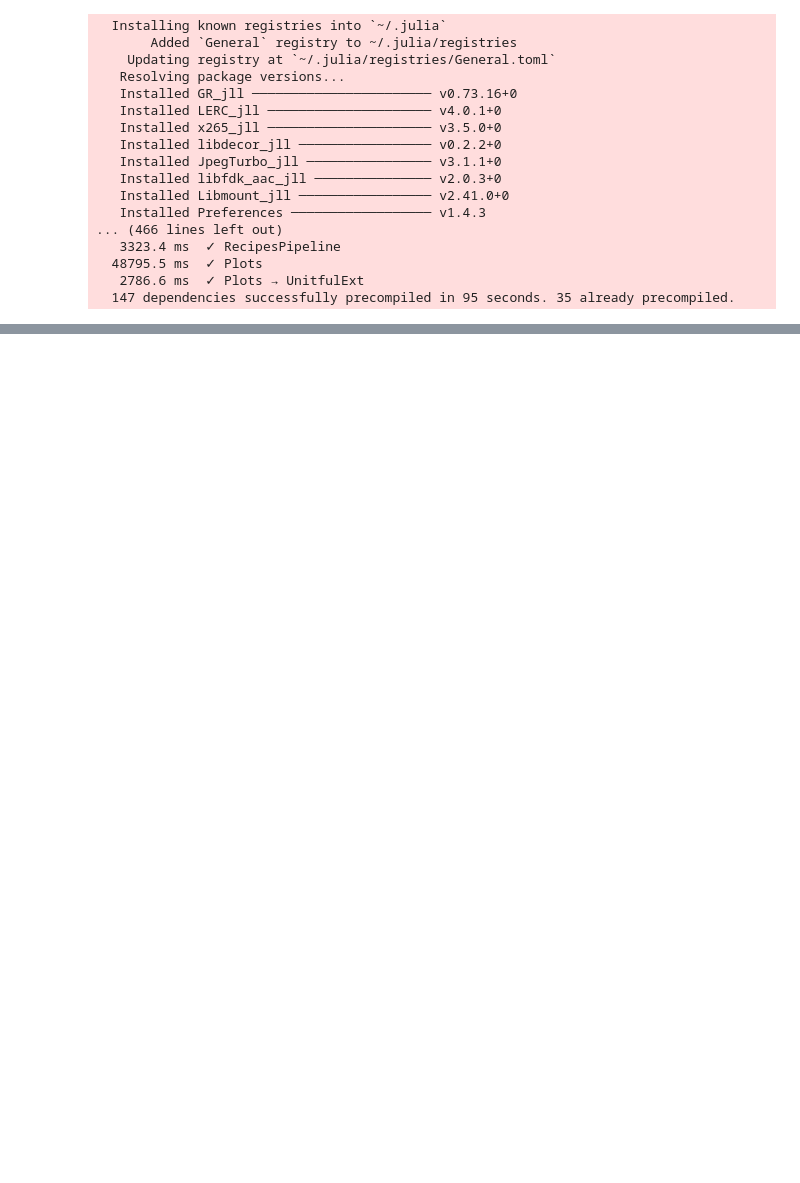
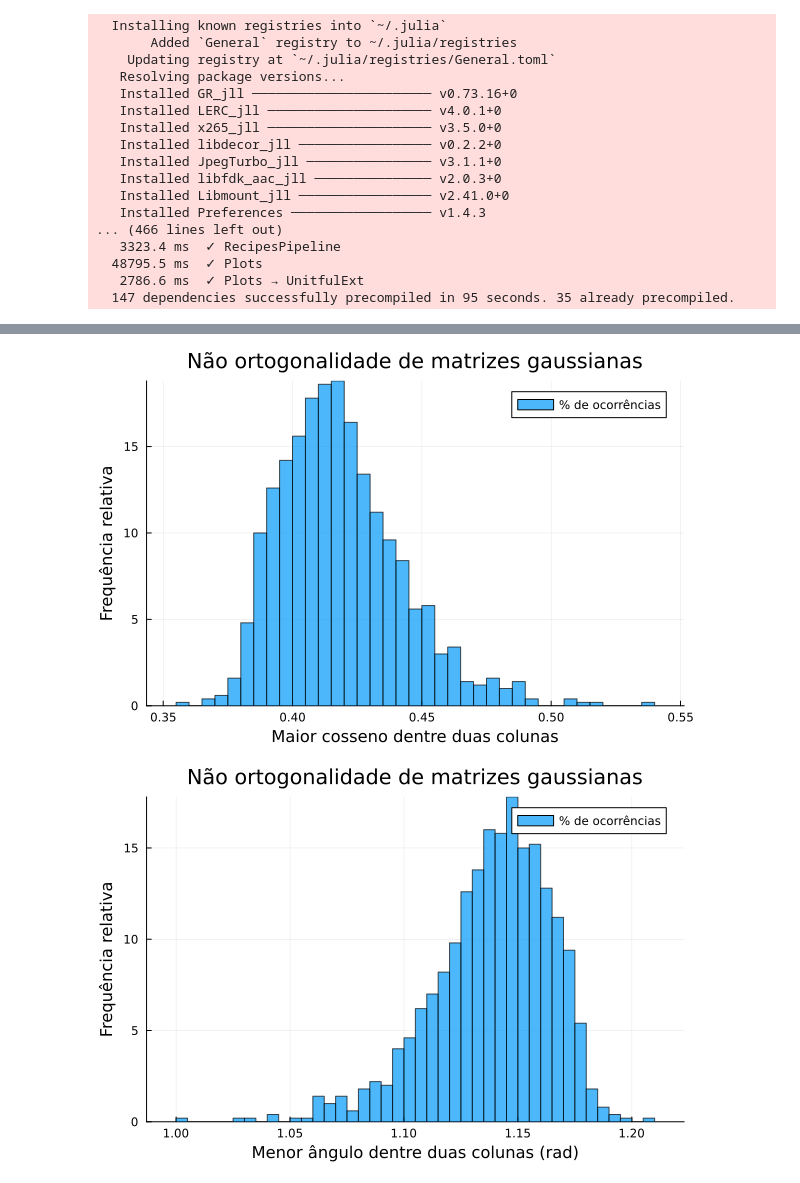
Before and after one commit to BXimenaGomez123/finalproect, a Jupyter notebook: main.ipynb, the cells around one changed output, grey strips where cells are left out. Saved outputs shown, nothing was run; the diff lists cells and outputs as text; code cells hidden in the pictures; blank space fills up the shorter version.

```diff
--- a/main.ipynb
+++ b/main.ipynb
@@ -71,0 +76,40 @@ end
+# %%
+using LinearAlgebra
+using Random
+using Plots
+
+function maxInnProd(m,n,K)
+    A = zeros(m,n)
+    listMaxInnProd = Float64[]
+    for k in 1:K
+        for j in 1:n
+            A[:,j] = normalize!(randn(m))
+        end
+        maxInnProd = findmax([abs(dot(A[:,j],A[:,k])) for j = 1:n for k = j+1:n])[1]
+        push!(listMaxInnProd,maxInnProd)
+    end
+
+    return listMaxInnProd
+end
+
+M = maxInnProd(100,300,1000)
+
+Hcos = histogram(M, bins=50, normalize=true, alpha=0.7,
+              title= "Não ortogonalidade de matrizes gaussianas",
+              xlabel="Maior cosseno dentre duas colunas",
+              ylabel="Frequência relativa",
+              label = "% de ocorrências")
+display(Hcos)
+
+angles = [acos(x) for x in M]
+
+Hangle = histogram(angles, bins=45, normalize=true, alpha=0.7,
+              title= "Não ortogonalidade de matrizes gaussianas",
+              xlabel="Menor ângulo dentre duas colunas (rad)",
+              ylabel="Frequência relativa",
+              label = "% de ocorrências")
+
+display(Hangle)
+# %% [output]
+[figure, added]
+[figure, added]
```
Also changed, not shown: parts of 2 cells of this notebook.
